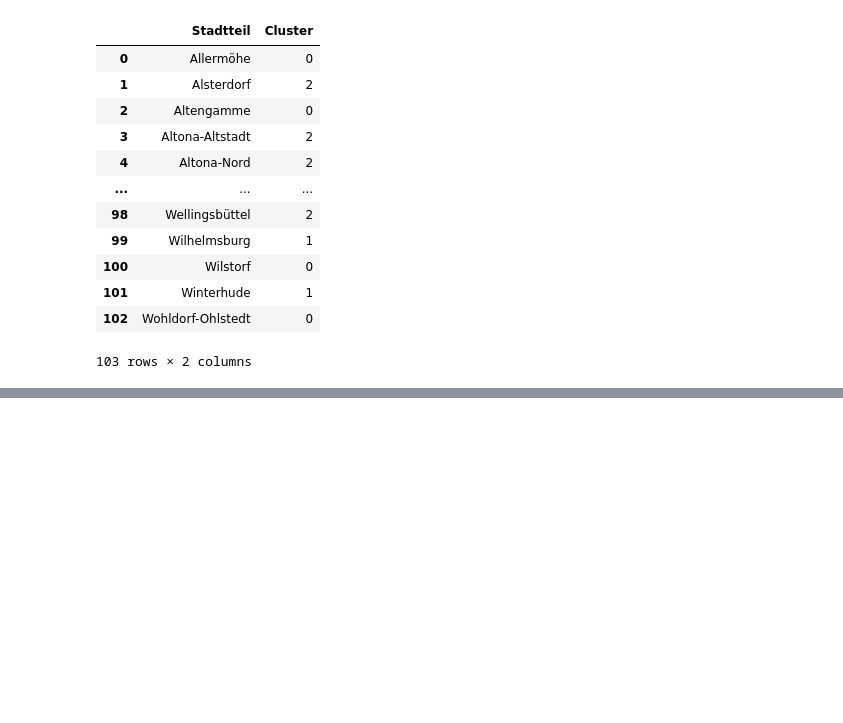
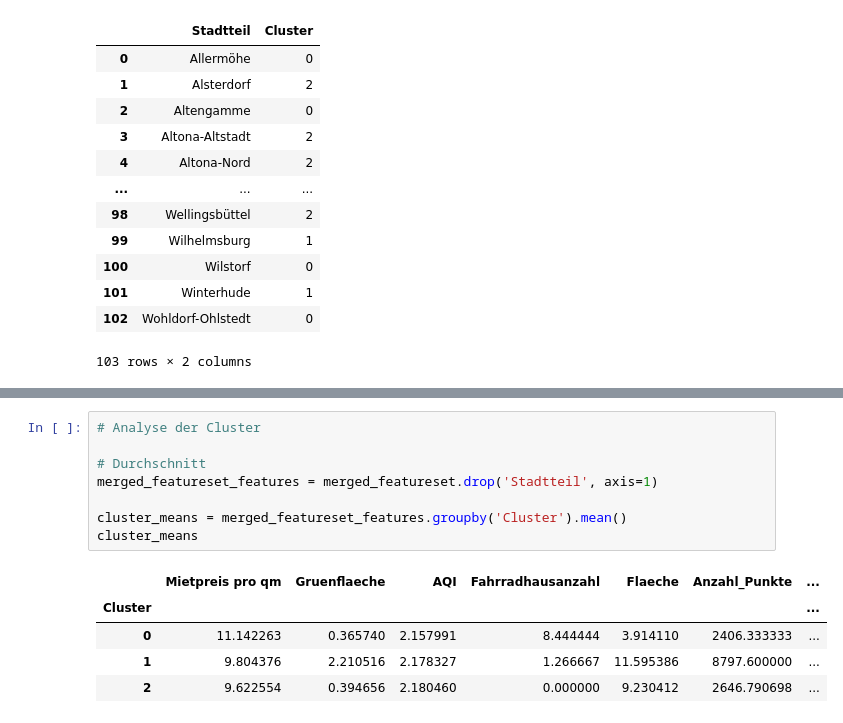
Before and after one commit to Hberto/Move-in-Assistance, a Jupyter notebook: classification_kmeans.ipynb, the cells around one changed output, grey strips where cells are left out. Saved outputs shown, nothing was run; the diff lists cells and outputs as text; blank space fills up the shorter version.

```diff
--- a/classification_kmeans.ipynb
+++ b/classification_kmeans.ipynb
@@ -180,0 +181,14 @@ plt.show()
+# %%
+# Analyse der Cluster
+
+# Durchschnitt
+merged_featureset_features = merged_featureset.drop('Stadtteil', axis=1)
+
+cluster_means = merged_featureset_features.groupby('Cluster').mean()
+cluster_means
+# %% [output]
+|  | Mietpreis pro qm | Gruenflaeche | AQI | Fahrradhausanzahl | Flaeche | Anzahl_Punkte | ... |
+| Cluster |  |  |  |  |  |  | ... |
+| 0 | 11.142263 | 0.365740 | 2.157991 | 8.444444 | 3.914110 | 2406.333333 | ... |
+| 1 | 9.804376 | 2.210516 | 2.178327 | 1.266667 | 11.595386 | 8797.600000 | ... |
+| 2 | 9.622554 | 0.394656 | 2.180460 | 0.000000 | 9.230412 | 2646.790698 | ... |
```
Also changed, not shown: parts of 7 cells of this notebook, 1 other file.
